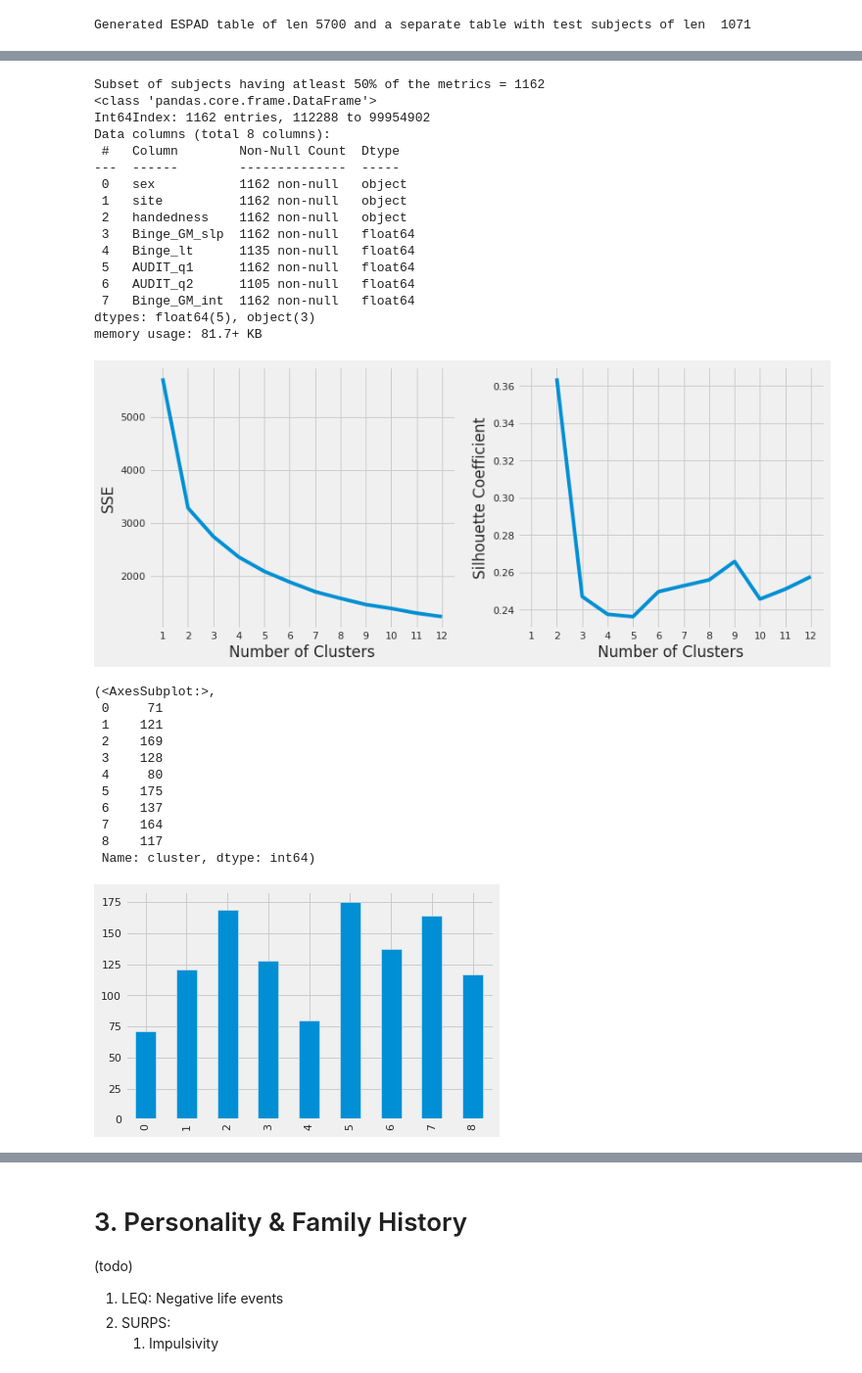
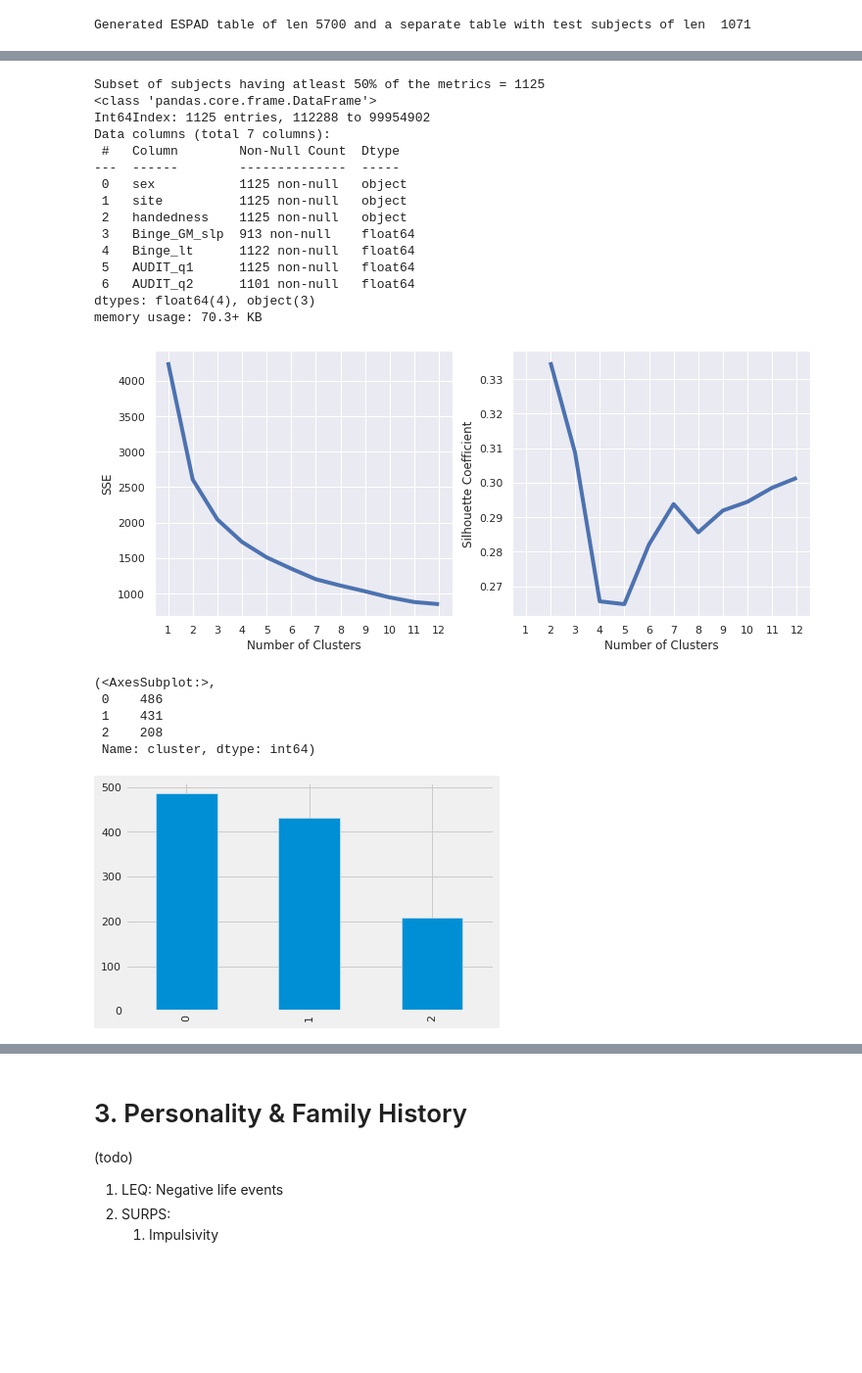
Before and after one commit to RoshanRane/ML_for_IMAGEN, a Jupyter notebook: dataset-statistics.ipynb, the cells around one changed output, grey strips where cells are left out. Shown at 98% size. Drawn from its saved outputs; the diff is of its cells as text; code cells hidden in the pictures; blank space fills up the shorter version.

```diff
--- a/dataset-statistics.ipynb
+++ b/dataset-statistics.ipynb
@@ -991,7 +991,7 @@ df_subset["Binge_lt"] = espad.loc["FU3"]["19a"] #+ espad.loc["FU2"]["19a"]
 df_subset["AUDIT_q1"] = df_audit.loc["FU3"]["audit1"]
 df_subset["AUDIT_q2"] = df_audit.loc["FU3"]["audit2"]
 # df_subset["AUDIT_GM_int"] = pd.read_csv(qs["AUDIT_GM_FINE"]).set_index("ID")["Intercept"]
-df_subset["Binge_GM_int"] = pd.read_csv(qs["ESPAD_GM_FINE"]).set_index("ID")["Intercept"]
+# df_subset["Binge_GM_int"] = pd.read_csv(qs["ESPAD_GM_FINE"]).set_index("ID")["Intercept"]
 
 features = [c for c in df_subset.columns if c not in ["sex", "site", "handedness"]]
 print("features combined:\n", features)
@@ -1012,22 +1012,21 @@ df_subset = df_subset.loc[nan_vals < (0.5*len(features))]
 print(f"Subset of subjects having atleast 50% of the metrics = {len(df_subset)}")
 df_subset.info()
 # %% [output]
-Subset of subjects having atleast 50% of the metrics = 1162
+Subset of subjects having atleast 50% of the metrics = 1125
 <class 'pandas.core.frame.DataFrame'>
-Int64Index: 1162 entries, 112288 to 99954902
-Data columns (total 8 columns):
+Int64Index: 1125 entries, 112288 to 99954902
+Data columns (total 7 columns):
  #   Column        Non-Null Count  Dtype
 ---  ------        --------------  -----
- 0   sex           1162 non-null   object
- 1   site          1162 non-null   object
- 2   handedness    1162 non-null   object
- 3   Binge_GM_slp  1162 non-null   float64
- 4   Binge_lt      1135 non-null   float64
- 5   AUDIT_q1      1162 non-null   float64
- 6   AUDIT_q2      1105 non-null   float64
- 7   Binge_GM_int  1162 non-null   float64
-dtypes: float64(5), object(3)
-memory usage: 81.7+ KB
+ 0   sex           1125 non-null   object
+ 1   site          1125 non-null   object
+ 2   handedness    1125 non-null   object
+ 3   Binge_GM_slp  913 non-null    float64
+ 4   Binge_lt      1122 non-null   float64
+ 5   AUDIT_q1      1125 non-null   float64
+ 6   AUDIT_q2      1101 non-null   float64
+dtypes: float64(4), object(3)
+memory usage: 70.3+ KB
 # %%
 from sklearn import preprocessing
 scaler = preprocessing.StandardScaler()
@@ -1048,33 +1047,27 @@ X = df_subset_preproc[features].values
 # %%
 determine_clusters_k(X)
 # %% [output]
-[figure, old version]
+[figure, new version]
 # %%
-n = 9
+n = 3
 kmeans = KMeans(n_clusters=n)
 kmeans.fit_transform(df_subset_preproc[features].values)
 df_subset_preproc["cluster"] = kmeans.labels_
 # reorder the clusters by increasing order of alcohol misuse
 correct_cluster_order = df_subset_preproc.groupby(
     "cluster").mean().sort_values("Binge_lt").index
 correct_cluster_dict = {c:i for i,c in enumerate(correct_cluster_order)}
 df_subset_preproc['cluster'] = df_subset_preproc['cluster'].map(correct_cluster_dict)
 # gm = GaussianMixture(n_components=n, random_state=0).fit(X)
 # df_subset_preproc["cluster"] = gm.predict(X)
 df_subset_preproc["cluster"].value_counts().sort_index().plot.bar(), df_subset_preproc["cluster"].value_counts().sort_index()
 # %% [output]
 (<AxesSubplot:>,
- 0     71
- 1    121
- 2    169
- 3    128
- 4     80
- 5    175
- 6    137
- 7    164
- 8    117
+ 0    486
+ 1    431
+ 2    208
  Name: cluster, dtype: int64)
-[figure, old version]
+[figure, new version]
 # %%
 # reduce the features to 2 dimensions for visualization and plot them
 from sklearn.decomposition import PCA
```
Also changed, not shown: parts of 12 cells of this notebook, 7 other files.
